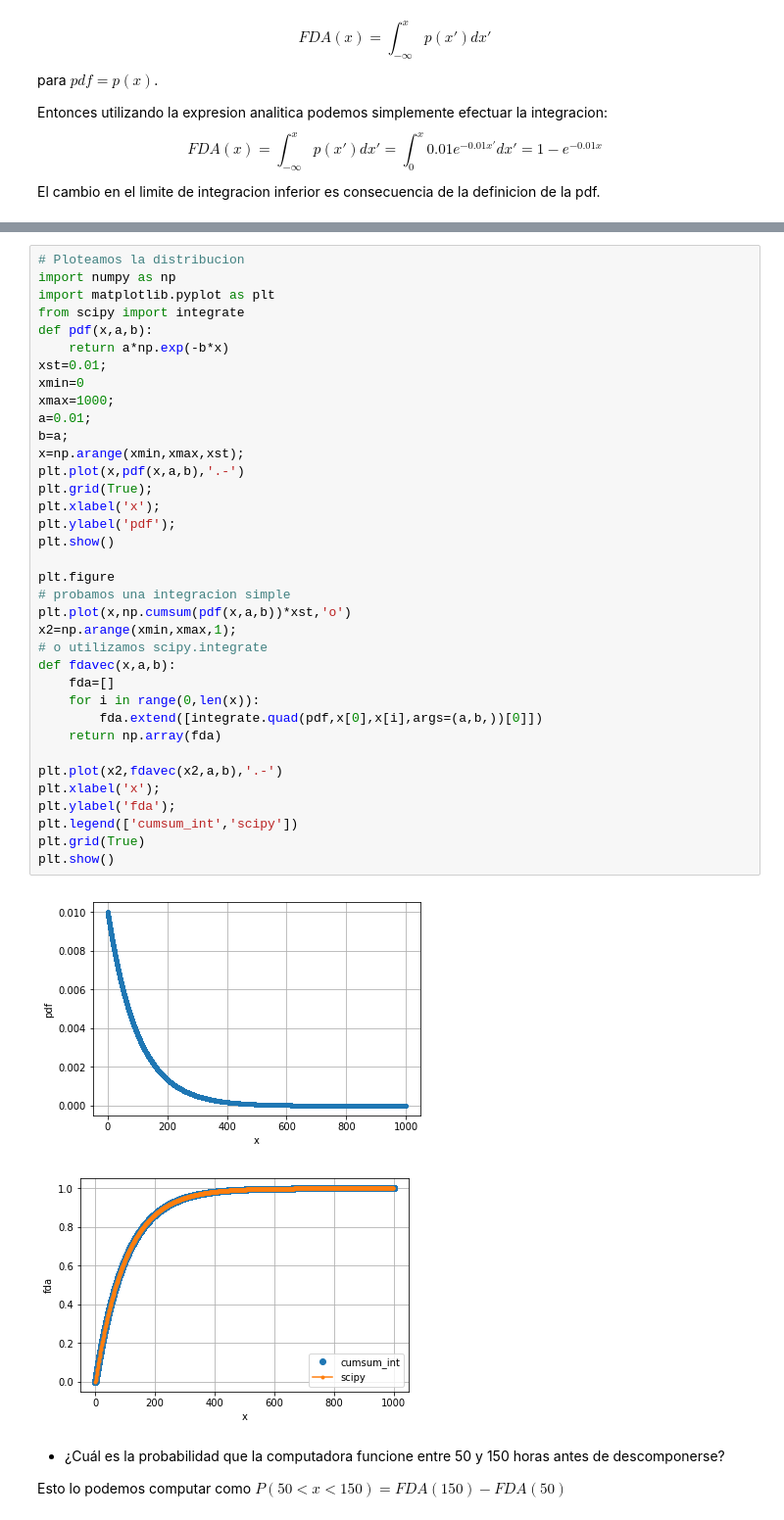
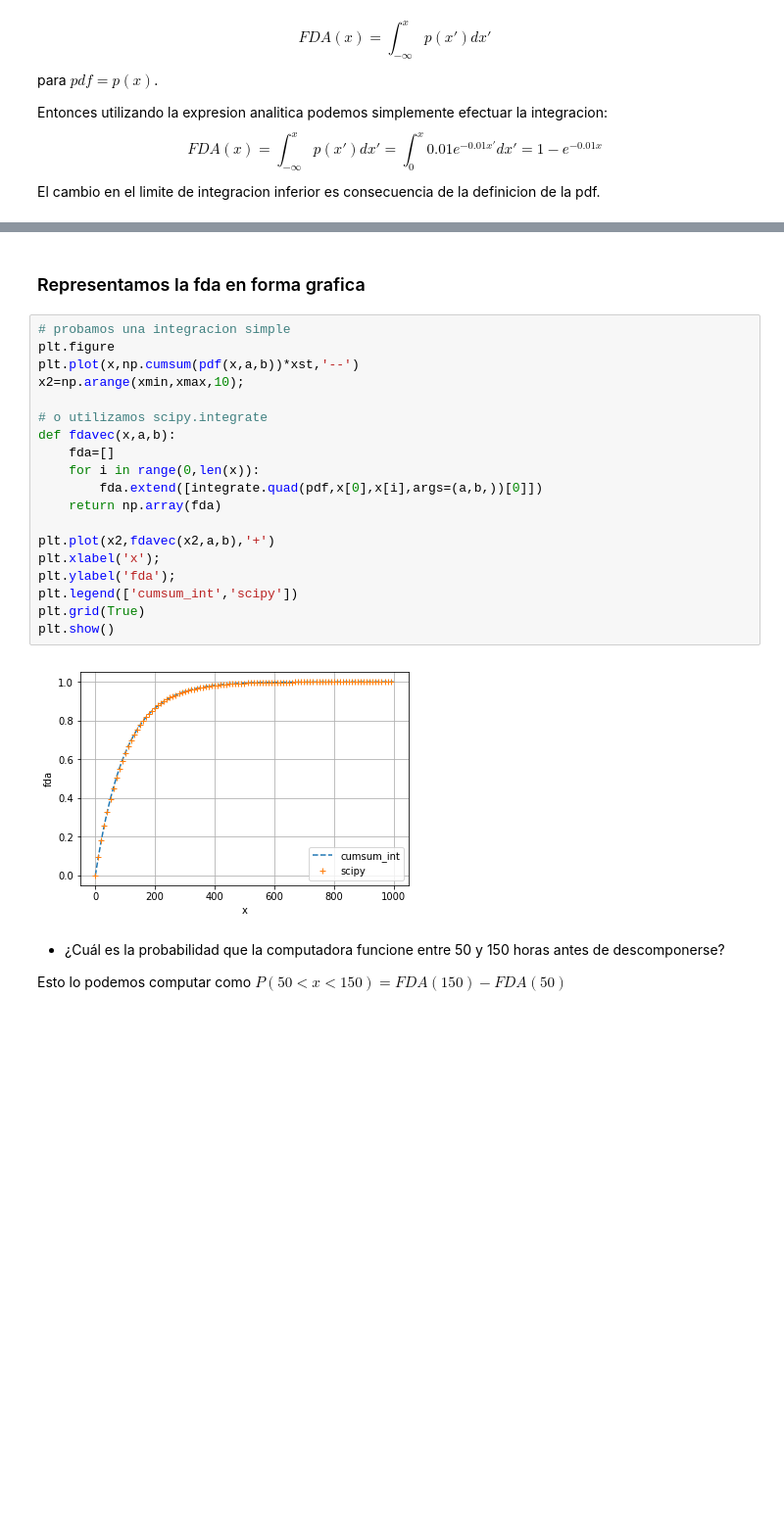
Before and after one commit to felixlapalma/diplodatos-ayv, a Jupyter notebook: ayv_2018/Tarea integradora - parte 2.ipynb, the cells around one changed output, grey strips where cells are left out. Shown at 98% size. Drawn from its saved outputs; the diff is of its cells as text; blank space fills up the shorter version.

```diff
--- a/ayv_2018/Tarea integradora - parte 2.ipynb
+++ b/ayv_2018/Tarea integradora - parte 2.ipynb
@@ -37,42 +64,26 @@ El cambio en el limite de integracion inferior es consecuencia de la definicion
+# %% [markdown]
+### Representamos la fda en forma grafica
 # %%
-# Ploteamos la distribucion
-import numpy as np
-import matplotlib.pyplot as plt
-from scipy import integrate
-def pdf(x,a,b):
-    return a*np.exp(-b*x)
-xst=0.01;
-xmin=0
-xmax=1000;
-a=0.01;
-b=a;
-x=np.arange(xmin,xmax,xst);
-plt.plot(x,pdf(x,a,b),'.-')
-plt.grid(True);
-plt.xlabel('x');
-plt.ylabel('pdf');
-plt.show()
+# probamos una integracion simple
+plt.figure
+plt.plot(x,np.cumsum(pdf(x,a,b))*xst,'--')
+x2=np.arange(xmin,xmax,10);
 
-plt.figure
-# probamos una integracion simple
-plt.plot(x,np.cumsum(pdf(x,a,b))*xst,'o')
-x2=np.arange(xmin,xmax,1);
 # o utilizamos scipy.integrate
 def fdavec(x,a,b):
     fda=[]
     for i in range(0,len(x)):
         fda.extend([integrate.quad(pdf,x[0],x[i],args=(a,b,))[0]])
     return np.array(fda)
 
-plt.plot(x2,fdavec(x2,a,b),'.-')
+plt.plot(x2,fdavec(x2,a,b),'+')
 plt.xlabel('x');
 plt.ylabel('fda');
 plt.legend(['cumsum_int','scipy'])
 plt.grid(True)
 plt.show()
 # %% [output]
-[figure, old version]
+[figure, new version]
-[figure, removed]
 # %% [markdown]
 * ¿Cuál es la probabilidad que la computadora funcione entre 50 y 150 horas antes de descomponerse?
 
```
Also changed, not shown: parts of 5 cells of this notebook.
